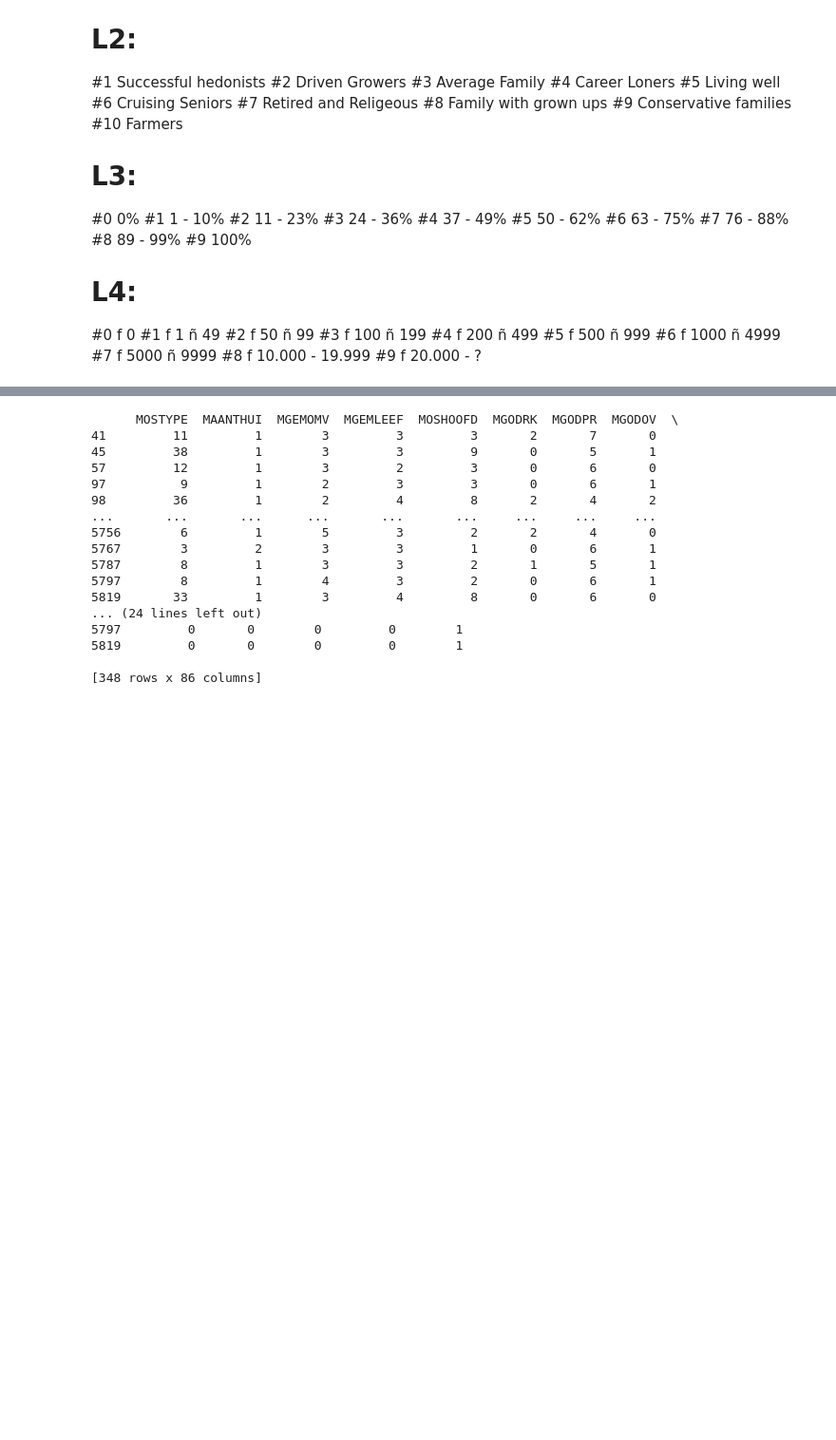
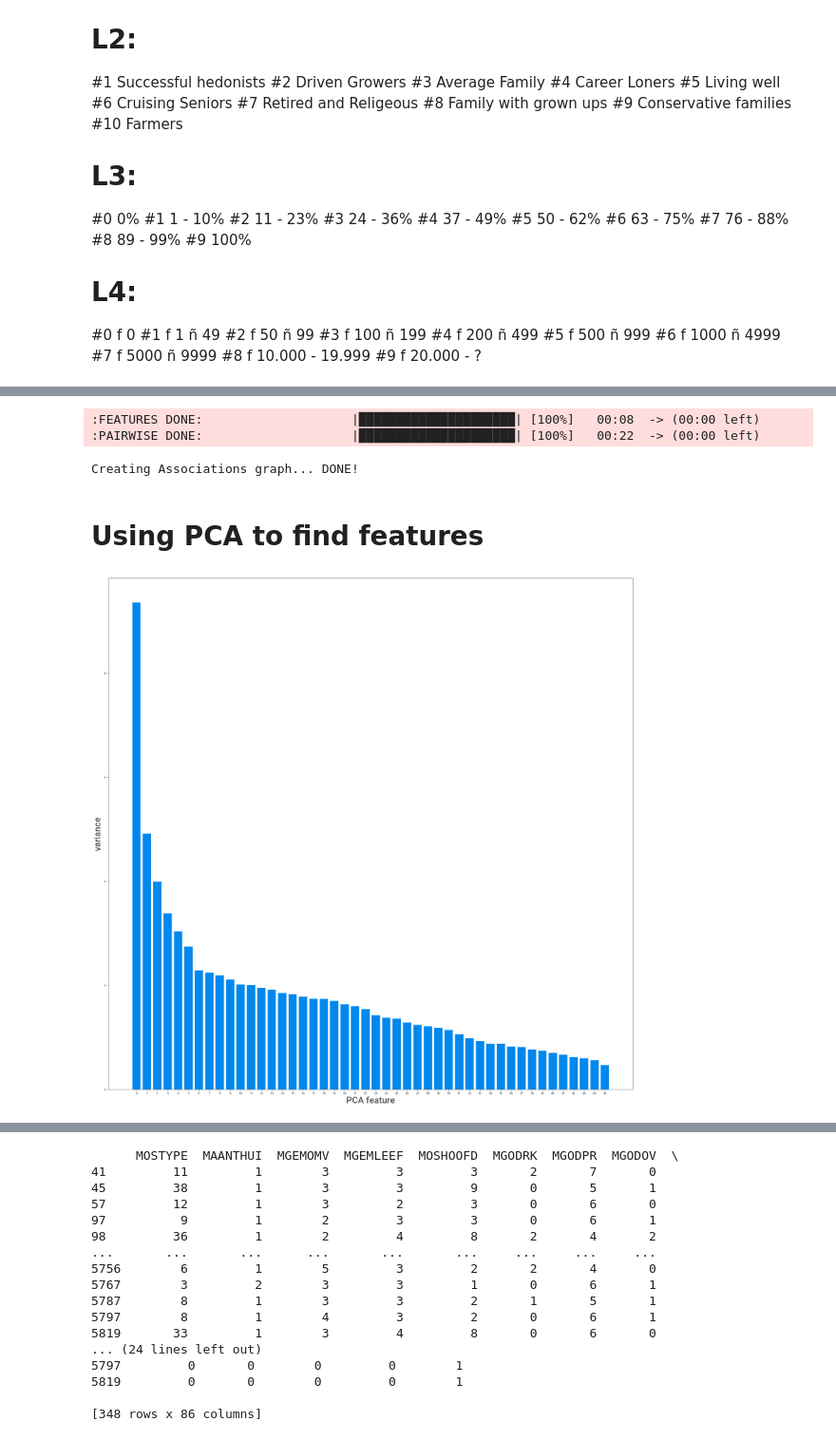
Before and after one commit to ebitdad7/insurance_project, a Jupyter notebook: Training_data.ipynb, the cells around one changed output, grey strips where cells are left out. Shown at 95% size. Saved outputs shown, nothing was run; the diff lists cells and outputs as text; code cells hidden in the pictures; blank space fills up the shorter version.

Commit message:
Updated - added PCA and Random Forest
Added PCA and Random Forest. Also added some interesting reporting tools.

```diff
--- a/Training_data.ipynb
+++ b/Training_data.ipynb
@@ -108,4 +108,4 @@ sns.set_context("poster")
 #8 f 10.000 - 19.999
 #9 f 20.000 - ?
 # %%
-df = pd.read_csv('tic_2000_train_data.csv')
+df_train = pd.read_csv('tic_2000_train_data.csv')
@@ -111,0 +165,9 @@ df = pd.read_csv('tic_2000_train_data.csv')
+# %%
+cfg = sweetviz.FeatureConfig(force_cat=["Customer Subtype L0",
+                                       "Avg age see L1", "Customer main type see L2",
+                                       "Roman catholic see L3","Contribution private third party insurance see L4"])
+report_prelim= sweetviz.analyze([report_data, "Train"], target_feat= "MHome_p", feat_cfg = cfg)
+# %% [output]
+:FEATURES DONE:                    |█████████████████████| [100%]   00:08  -> (00:00 left)
+:PAIRWISE DONE:                    |█████████████████████| [100%]   00:22  -> (00:00 left)
+Creating Associations graph... DONE!
@@ -111,0 +193,46 @@ df = pd.read_csv('tic_2000_train_data.csv')
+# %% [markdown]
+# Using PCA to find features
+# %%
+from sklearn.preprocessing import StandardScaler
+features = ['MOSTYPE', 'MAANTHUI', 'MGEMOMV', 'MGEMLEEF', 'MOSHOOFD', 'MGODRK',
+       'MGODPR', 'MGODOV', 'MGODGE', 'MRELGE', 'MRELSA', 'MRELOV', 'MFALLEEN',
+       'MFGEKIND', 'MFWEKIND', 'MOPLHOOG', 'MOPLMIDD', 'MOPLLAAG', 'MBERHOOG',
+       'MBERZELF', 'MBERBOER', 'MBERMIDD', 'MBERARBG', 'MBERARBO', 'MSKA',
+       'MSKB1', 'MSKB2', 'MSKC', 'MSKD', 'MHHUUR', 'MHKOOP', 'MAUT1', 'MAUT2',
+       'MAUT0', 'MZFONDS', 'MZPART', 'MINKM30', 'MINK3045', 'MINK4575',
+       'MINK7512', 'MINK123M', 'MINKGEM', 'MKOOPKLA', 'PWAPART', 'PWABEDR',
+       'PWALAND', 'PPERSAUT', 'PBESAUT', 'PMOTSCO', 'PVRAAUT', 'PAANHANG',
+       'PTRACTOR', 'PWERKT', 'PBROM', 'PLEVEN', 'PPERSONG', 'PGEZONG',
+       'PWAOREG', 'PBRAND', 'PZEILPL', 'PPLEZIER', 'PFIETS', 'PINBOED',
+       'PBYSTAND', 'AWAPART', 'AWABEDR', 'AWALAND', 'APERSAUT', 'ABESAUT',
+       'AMOTSCO', 'AVRAAUT', 'AAANHANG', 'ATRACTOR', 'AWERKT', 'ABROM',
+       'ALEVEN', 'APERSONG', 'AGEZONG', 'AWAOREG', 'ABRAND', 'AZEILPL',
+       'APLEZIER', 'AFIETS', 'AINBOED', 'ABYSTAND']
+# Separating out the features
+x = df_train.loc[:, features].values
+# Separating out the target
+y = df_train.loc[:,['CARAVAN']].values
+# Standardizing the features
+x = StandardScaler().fit_transform(x)
+# %%
+from sklearn.decomposition import PCA
+from sklearn.pipeline import make_pipeline
+import matplotlib.pyplot as plt
+
+# Create a PCA instance with 95% of the variation explaining the data
+pca = PCA(.95)
+
+# Fit the data
+principalDf = pca.fit_transform(x)
+
+# Plot the explained variances
+features_n = range(pca.n_components_)
+
+plt.figure(figsize=[25,25])
+plt.bar(features_n, pca.explained_variance_)
+plt.xlabel('PCA feature')
+plt.ylabel('variance')
+plt.xticks(features_n)
+plt.show()
+# %% [output]
+[figure, added]
```
Also changed, not shown: parts of 34 cells of this notebook.
